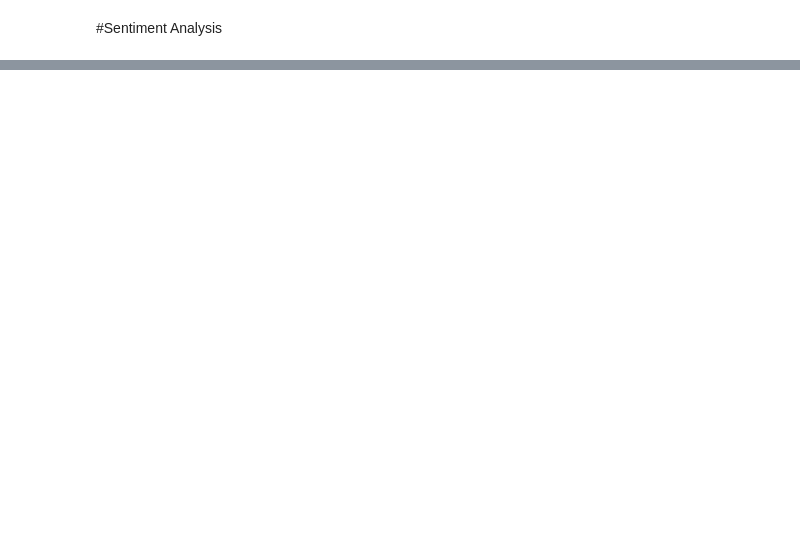
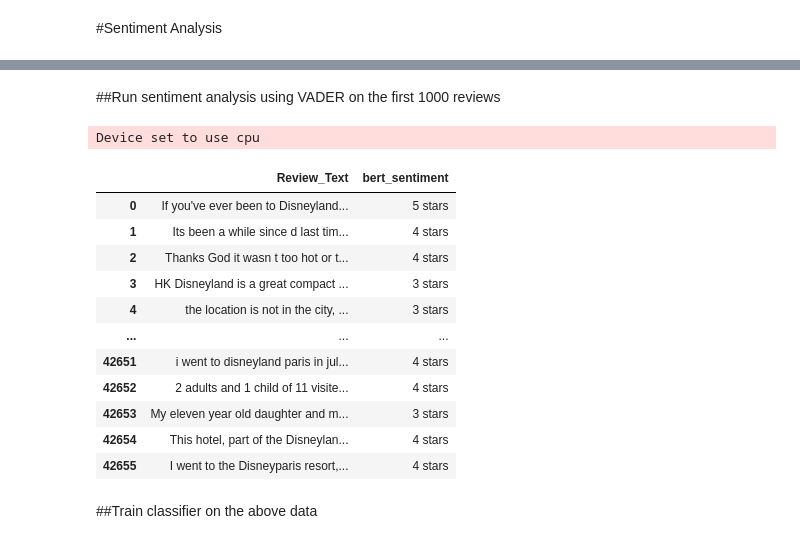
Before and after one commit to reallyjustalan/DSA3101_Group8_Project1, a Jupyter notebook: B4/DSA3101_B4_Predictive_Modelling.ipynb, the cells around one changed output, grey strips where cells are left out. Cells and saved outputs as stored; diff of their text form; code cells hidden in the pictures; blank space fills up the shorter version.

```diff
--- a/B4/DSA3101_B4_Predictive_Modelling.ipynb
+++ b/B4/DSA3101_B4_Predictive_Modelling.ipynb
@@ -170,0 +62,36 @@ df_subset[["Review_Text", "negative_sentences", "most_negative_score"]].head(n=2
+# %% [markdown]
+##Run sentiment analysis using VADER on the first 1000 reviews
+# %%
+from transformers import AutoTokenizer, AutoModelForSequenceClassification, pipeline
+from tqdm import tqdm
+
+# Load model and tokenizer
+tokenizer = AutoTokenizer.from_pretrained("nlptown/bert-base-multilingual-uncased-sentiment")
+model = AutoModelForSequenceClassification.from_pretrained("nlptown/bert-base-multilingual-uncased-sentiment")
+
+# Create the sentiment analysis pipeline
+sentiment_pipeline = pipeline("sentiment-analysis", model=model, tokenizer=tokenizer)
+
+# Apply pipeline (with progress bar for large datasets)
+tqdm.pandas()  # Enables progress_apply
+df_transformer = df[["Review_Text"]].dropna().copy()
+df_transformer["bert_sentiment"] = df_transformer["Review_Text"].progress_apply(
+    lambda x: sentiment_pipeline(x, truncation=True)[0]["label"]
+)
+
+# Preview results
+display(HTML(df_transformer.to_html(max_rows=10, max_cols=10)))
+# %% [output]
+Device set to use cpu
+|  | Review_Text | bert_sentiment |
+| 0 | If you've ever been to Disneyland... | 5 stars |
+| 1 | Its been a while since d last tim... | 4 stars |
+| 2 | Thanks God it wasn t too hot or t... | 4 stars |
+| 3 | HK Disneyland is a great compact ... | 3 stars |
+| 4 | the location is not in the city, ... | 3 stars |
+| ... | ... | ... |
+| 42651 | i went to disneyland paris in jul... | 4 stars |
+| 42652 | 2 adults and 1 child of 11 visite... | 4 stars |
+| 42653 | My eleven year old daughter and m... | 3 stars |
+| 42654 | This hotel, part of the Disneylan... | 4 stars |
+| 42655 | I went to the Disneyparis resort,... | 4 stars |
@@ -170,0 +100,2 @@ df_subset[["Review_Text", "negative_sentences", "most_negative_score"]].head(n=2
+# %% [markdown]
+##Train classifier on the above data
```
Also changed, not shown: parts of 15 cells of this notebook.
